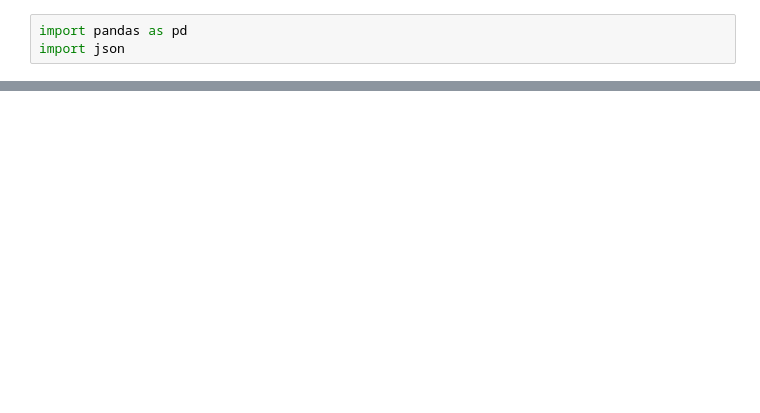
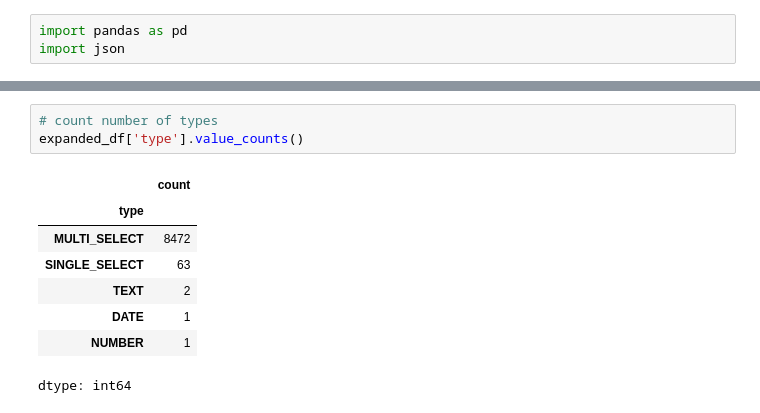
Before and after one commit to alexk2206/tds_capstone, a Jupyter notebook: answer_combinations.ipynb, the cells around one changed output, grey strips where cells are left out. Cells and saved outputs as stored; diff of their text form; blank space fills up the shorter version.

```diff
--- a/answer_combinations.ipynb
+++ b/answer_combinations.ipynb
@@ -107,0 +103,12 @@ See the caveats in the documentation: https://pandas.pydata.org/pandas-docs/stab
+# %%
+# count number of types
+expanded_df['type'].value_counts()
+# %% [output]
+|  | count |
+| type |  |
+| MULTI_SELECT | 8472 |
+| SINGLE_SELECT | 63 |
+| TEXT | 2 |
+| DATE | 1 |
+| NUMBER | 1 |
+dtype: int64
```
Also changed, not shown: parts of 2 cells of this notebook.
